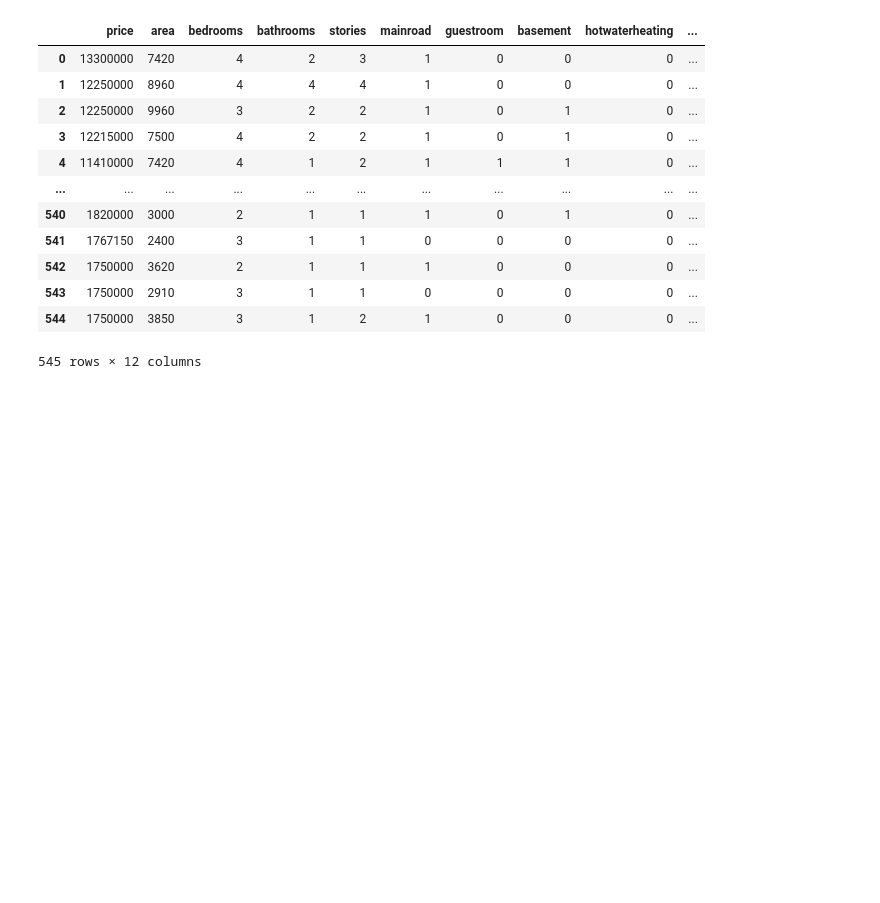
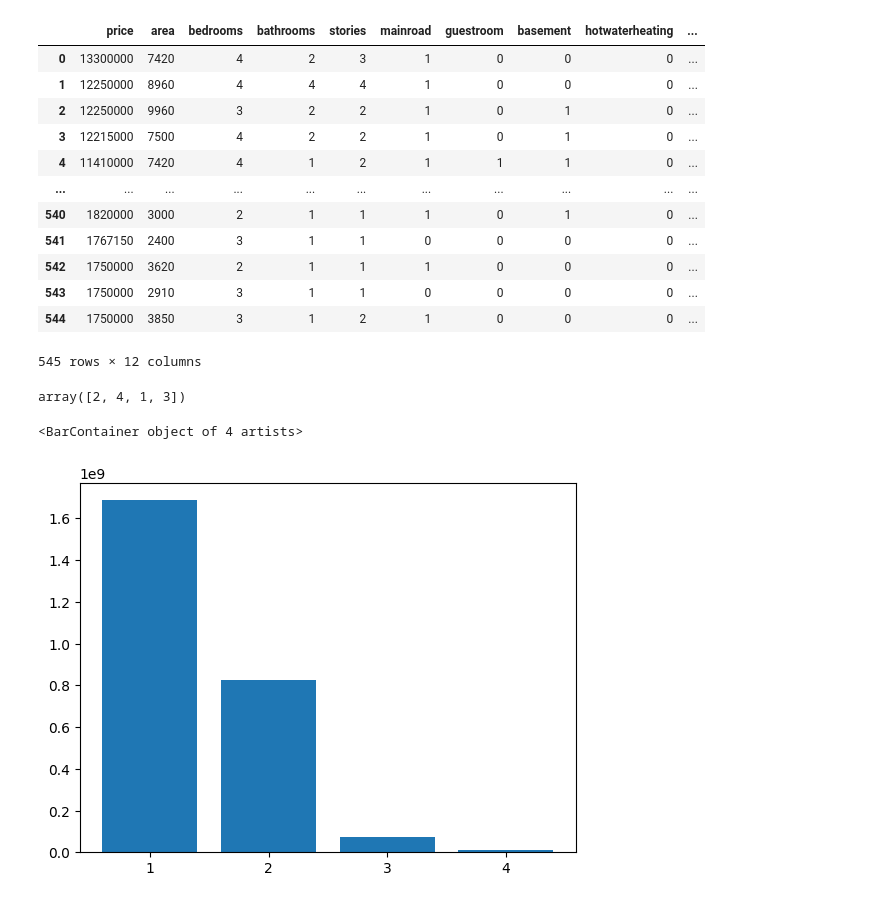
Before and after one commit to SOutik1213/Linear-Regression, a Jupyter notebook: data cleaning.ipynb, the cells around one changed output. Drawn from its saved outputs; the diff is of its cells as text; code cells hidden in the pictures; blank space fills up the shorter version.

Commit message:
Image Fix

```diff
--- a/data cleaning.ipynb
+++ b/data cleaning.ipynb
@@ -285,3 +285,13 @@ df.iloc[:,:-1]
 | 543 | 1750000 | 2910 | 3 | 1 | 1 | 0 | 0 | 0 | 0 | ... |
 | 544 | 1750000 | 3850 | 3 | 1 | 2 | 1 | 0 | 0 | 0 | ... |
 545 rows × 12 columns
+# %%
+df['bathrooms'].unique()
+# %% [output]
+array([2, 4, 1, 3])
+# %%
+xxx=[np.sum(df[df['bathrooms']==1]['price']),np.sum(df[df['bathrooms']==2]['price']),np.sum(df[df['bathrooms']==3]['price']),np.sum(df[df['bathrooms']==4]['price'])]
+plt.bar(['1','2','3','4'],xxx)
+# %% [output]
+<BarContainer object of 4 artists>
+[figure, added]
```
Also changed, not shown: 2 other files.
